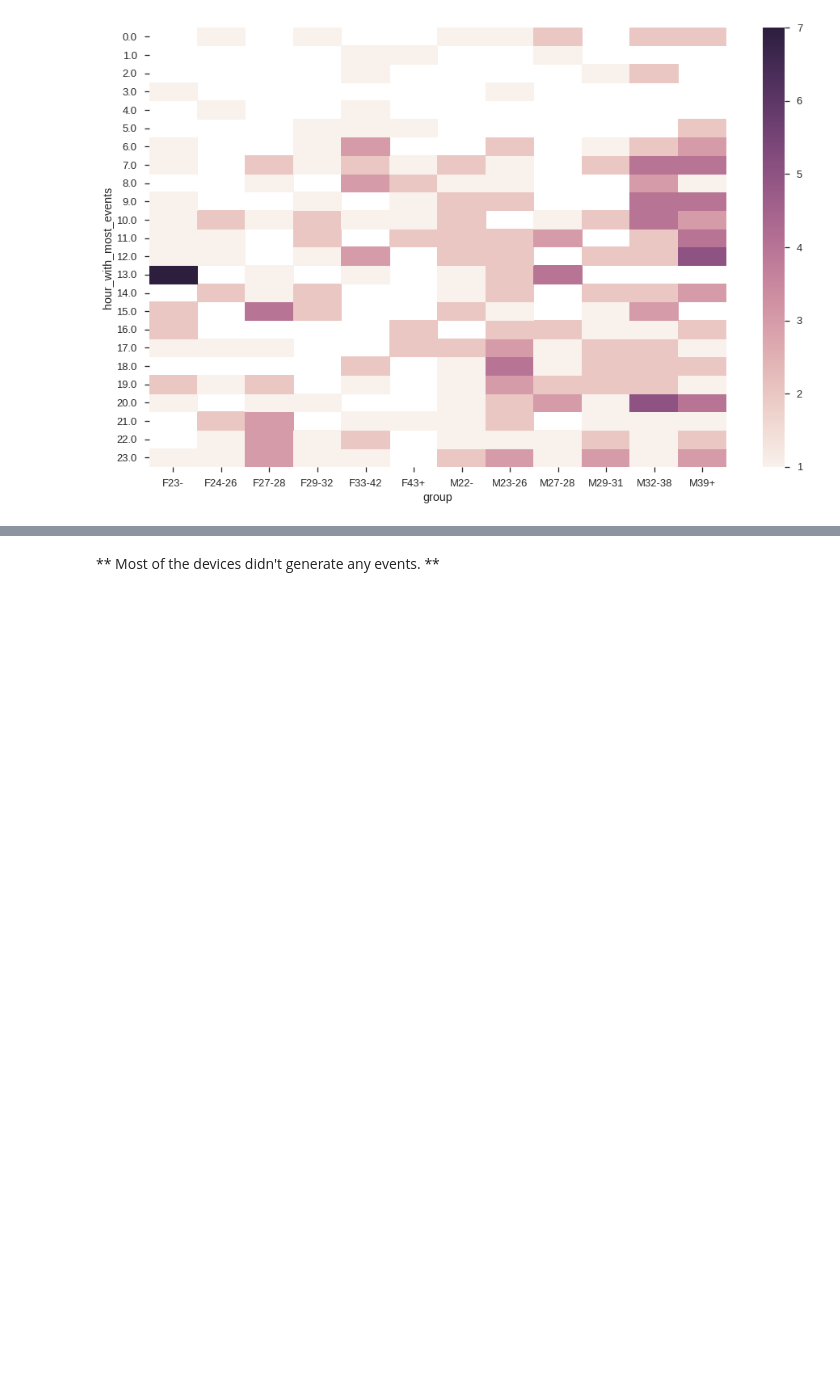
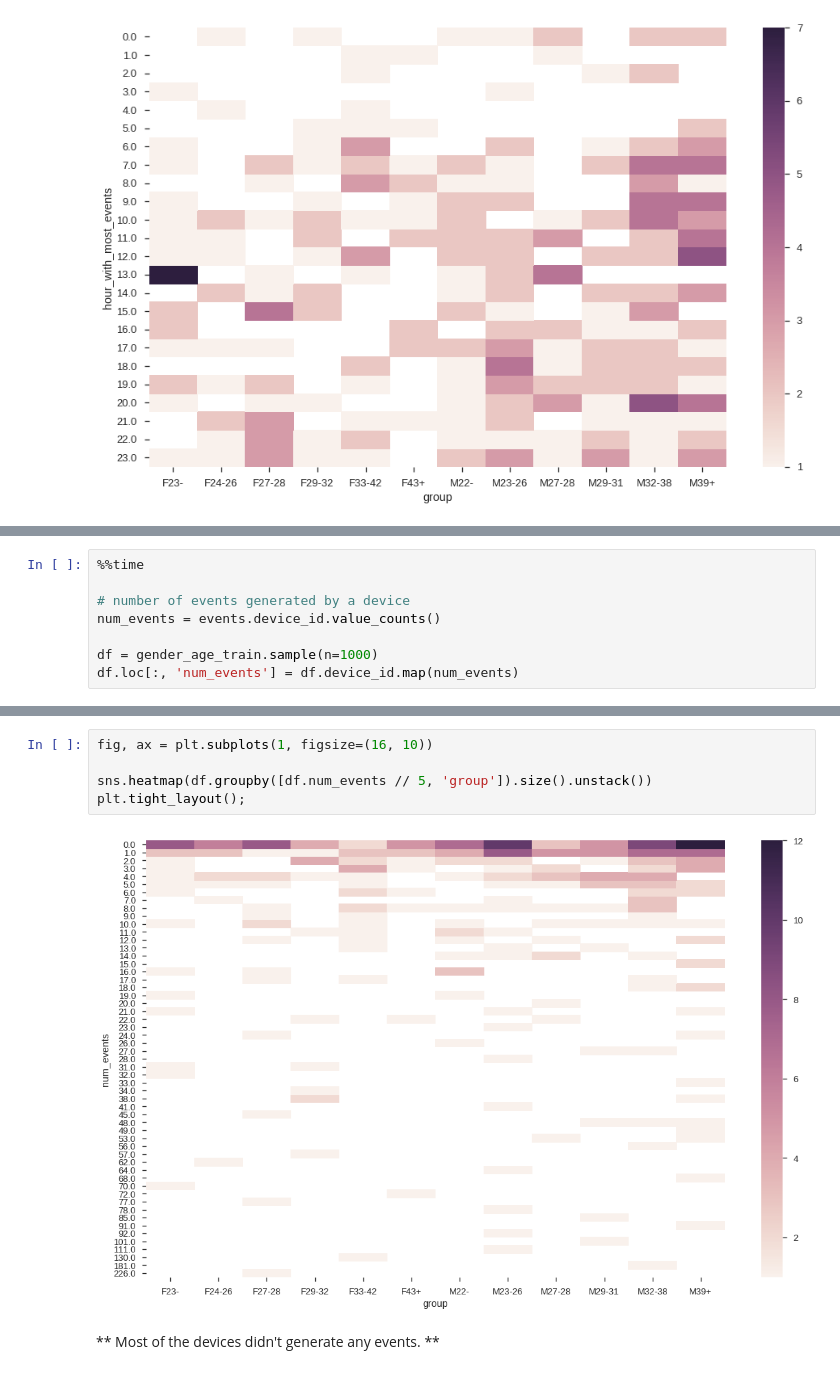
Before and after one commit to numb3r33/TalkingData, a Jupyter notebook: notebooks/UnderstandProblemStatement.ipynb, the cells around one changed output, grey strips where cells are left out. Saved outputs shown, nothing was run; the diff lists cells and outputs as text; blank space fills up the shorter version.

Commit message:
Number of different events generated by a device and most generated event from a device ( F: 2.3993 ).

```diff
--- a/notebooks/UnderstandProblemStatement.ipynb
+++ b/notebooks/UnderstandProblemStatement.ipynb
@@ -611,0 +593,8 @@ dtype: int64
+# %%
+%%time
+
+# number of events generated by a device
+num_events = events.device_id.value_counts()
+
+df = gender_age_train.sample(n=1000)
+df.loc[:, 'num_events'] = df.device_id.map(num_events)
@@ -612,3 +604,10 @@ dtype: int64
+# %%
+fig, ax = plt.subplots(1, figsize=(16, 10))
+
+sns.heatmap(df.groupby([df.num_events // 5, 'group']).size().unstack())
+plt.tight_layout();
+# %% [output]
+[figure, added]
 # %% [markdown]
 ** Most of the devices didn't generate any events. **
 # %%
```
Also changed, not shown: parts of 4 cells of this notebook, 1 other file.
